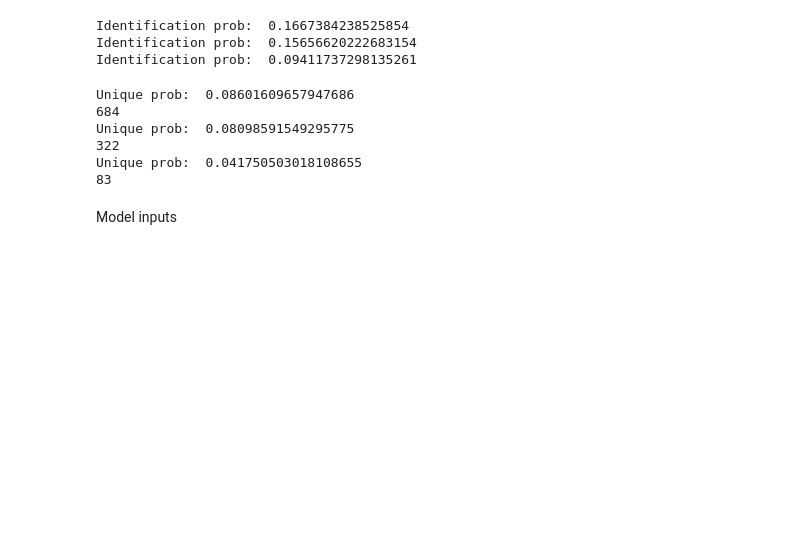
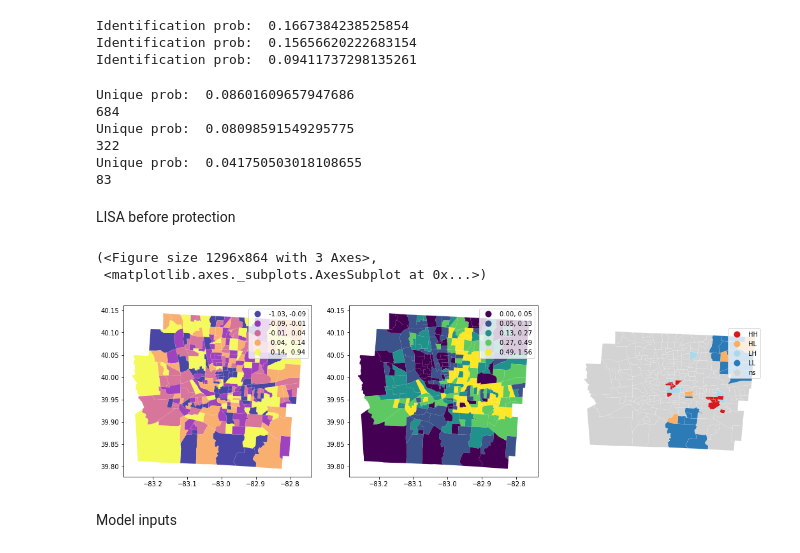
Before and after one commit to linyuehzzz/privacy-framework, a Jupyter notebook: set-coverage-exact-k.ipynb, the cells around one changed output. Cells and saved outputs as stored; diff of their text form; code cells hidden in the pictures; blank space fills up the shorter version.

```diff
--- a/set-coverage-exact-k.ipynb
+++ b/set-coverage-exact-k.ipynb
@@ -177,6 +177,53 @@ Unique prob:  0.08098591549295775
 322
 Unique prob:  0.041750503018108655
 83
+# %% [markdown]
+LISA before protection
+# %%
+import numpy as np
+import geopandas as gpd
+from pysal.lib import weights
+from pysal.explore import esda
+import matplotlib.pyplot as plt  # Graphics
+from splot import esda as esdaplot
+
+filename_gdf = 'data/franklin_tract10.json'
+gdf = gpd.read_file(filename_gdf)
+merged = gdf.set_index('GEOID10').join(hist2.set_index('TRACT'))
+merged["0101_pct"] = merged["0101"]/(merged["0000"]+merged["0100"]+merged["0200"]+merged["0300"]+merged["0400"]+merged["0500"]+merged["0600"]+merged["0001"]+merged["0101"]+merged["0201"]+merged["0301"]+merged["0401"]+merged["0501"]+merged["0601"]) * 100
+merged = merged.sort_index()
+
+gdf['GEOID10'] = gdf['GEOID10'].astype(str)
+w = weights.distance.KNN.from_dataframe(gdf, k=20)
+w.transform = 'R'
+lisa = esda.moran.Moran_Local(merged["0101_pct"], w)
+
+# Set up figure and axes
+f, axs = plt.subplots(nrows=1, ncols=3, figsize=(18, 12))
+# Make the axes accessible with single indexing
+axs = axs.flatten()
+
+# Assign new column with local statistics on-the-fly
+merged.assign(Is=lisa.Is).plot(
+    column='Is',
+    cmap='plasma',
+    scheme='quantiles',
+    k=5,
+    edgecolor='white',
+    linewidth=0.1,
+    alpha=0.75,
+    legend=True,
+    ax=axs[0]
+)
+
+merged.plot(column=merged["0101_pct"], scheme='quantiles', legend=True, ax=axs[1])
+
+# Grab second axis of local statistics
+esdaplot.lisa_cluster(lisa, gdf, p=0.05, ax=axs[2])
+# %% [output]
+(<Figure size 1296x864 with 3 Axes>,
+ <matplotlib.axes._subplots.AxesSubplot at 0x...>)
+[figure, added]
 # %% [markdown]
 Model inputs
 # %%
```
